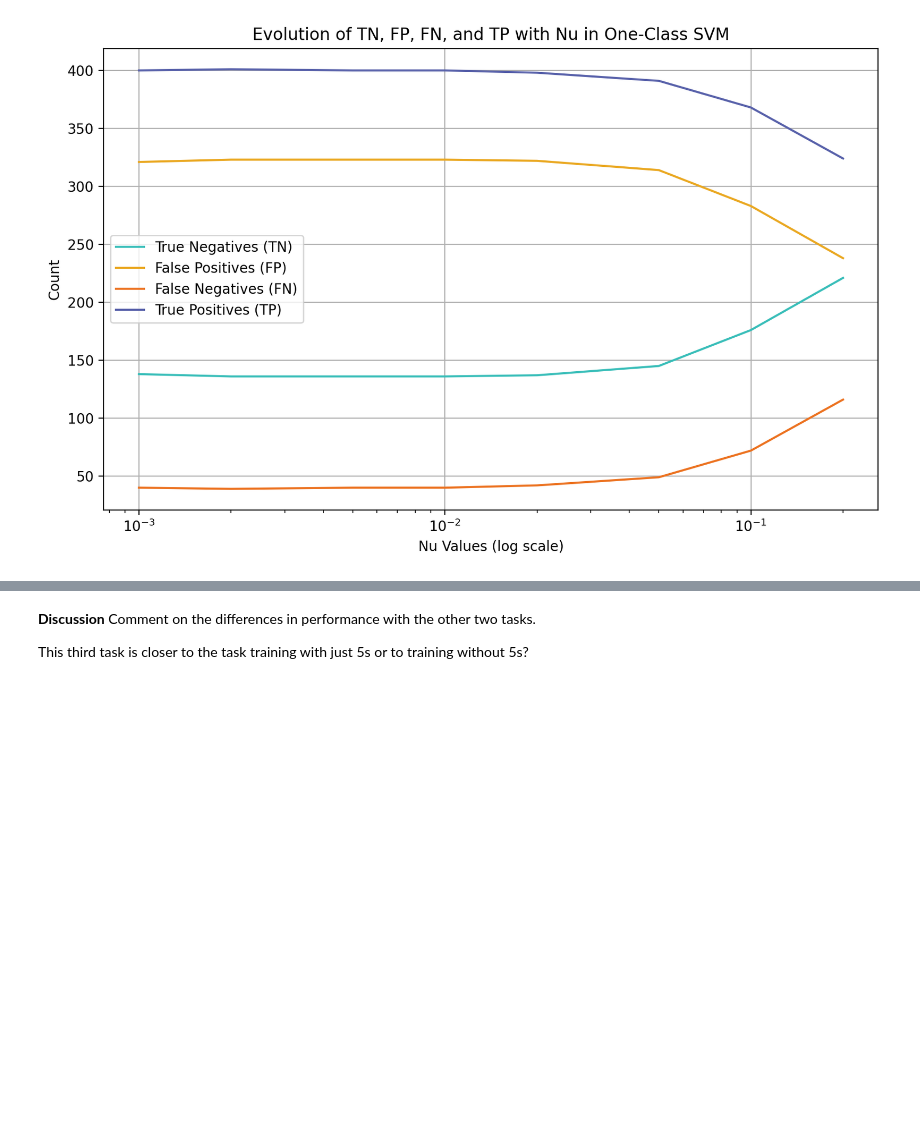
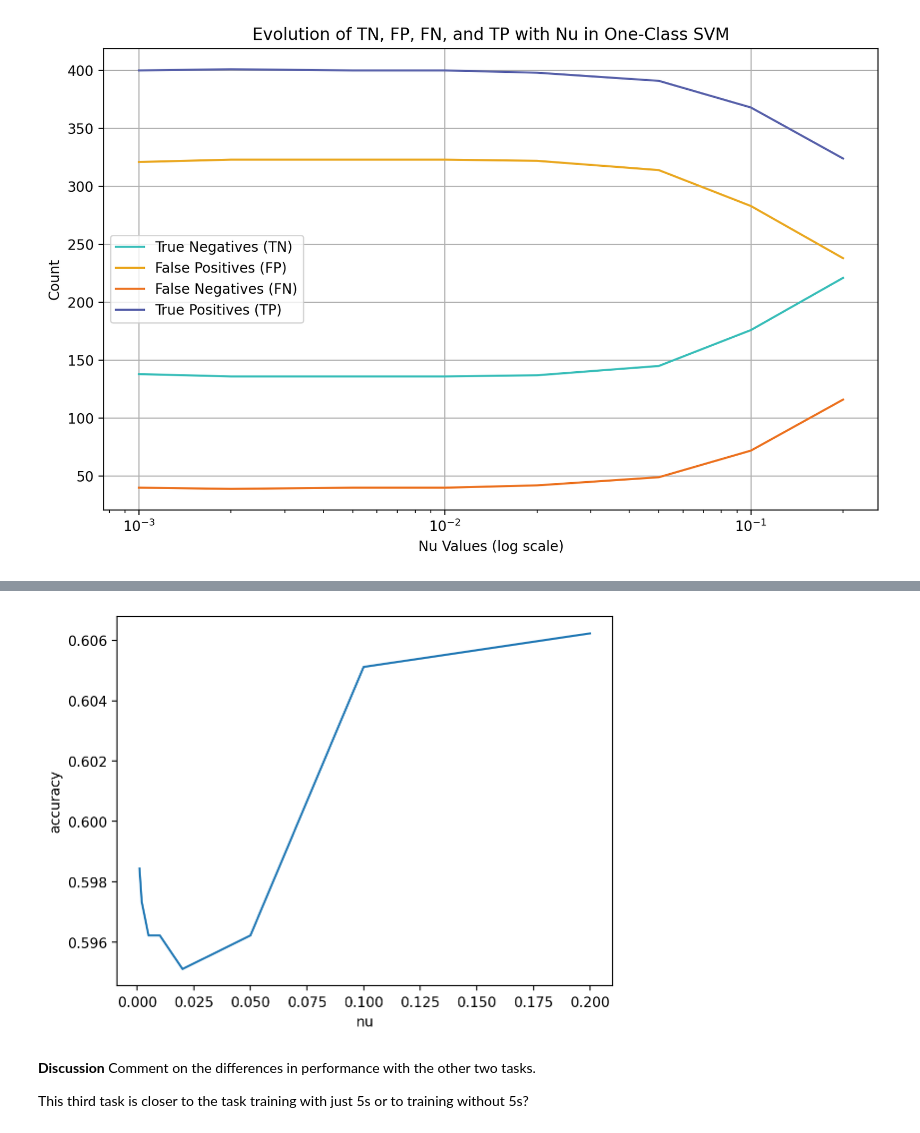
Before and after one commit to andres-nav/ml2, a Jupyter notebook: 03 Kernel Unsupervised/lab_one_class_svm_2023.ipynb, the cells around one changed output, grey strips where cells are left out. Saved outputs shown, nothing was run; the diff lists cells and outputs as text; code cells hidden in the pictures; blank space fills up the shorter version.

```diff
--- a/03 Kernel Unsupervised/lab_one_class_svm_2023.ipynb
+++ b/03 Kernel Unsupervised/lab_one_class_svm_2023.ipynb
@@ -427,3 +472,11 @@ plt.show()
+# %%
+
+plt.plot(range_nu, ((tn_04+tp_04) / (tn_04+tp_04+fp_04+fn_04)))
+plt.ylabel("accuracy")
+plt.xlabel("nu")
+plt.show()
+# %% [output]
+[figure, added]
 # %% [markdown]
 **Discussion** Comment on the differences in performance with the other two tasks.
 
```
Also changed, not shown: parts of 11 cells of this notebook.
